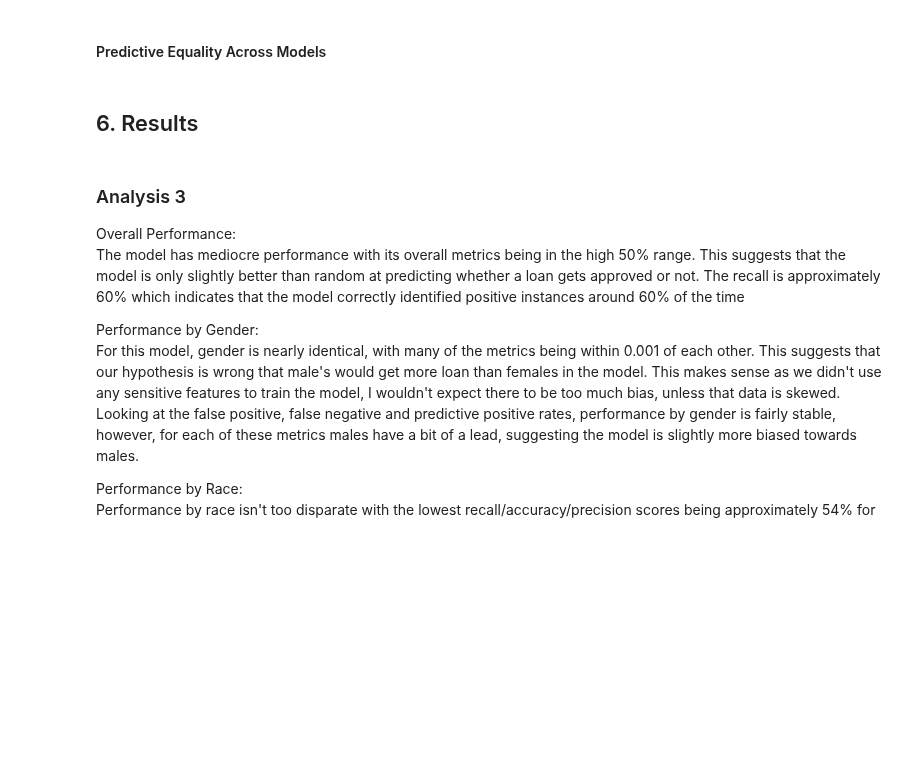
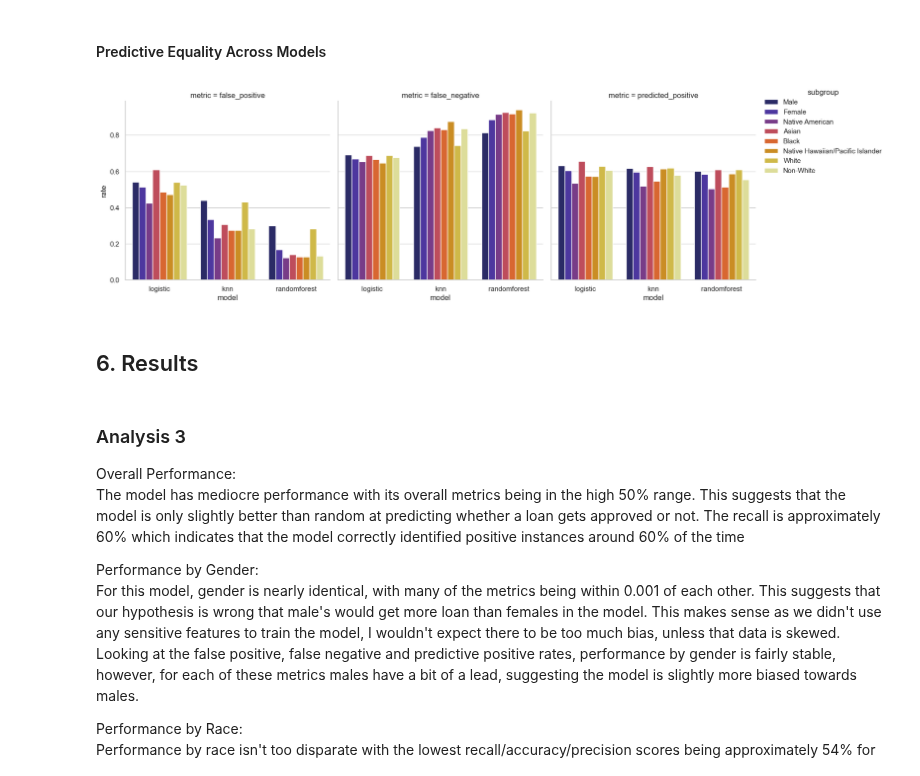
Before and after one commit to AtulyaL/INFO4390_Project, a Jupyter notebook: Phase 3.ipynb, the cells around one changed output. Saved outputs shown, nothing was run; the diff lists cells and outputs as text; code cells hidden in the pictures; blank space fills up the shorter version.

Commit message:
modelling debugging 3-5

```diff
--- a/Phase 3.ipynb
+++ b/Phase 3.ipynb
@@ -459,7 +448,7 @@ neigh_b = KNeighborsClassifier(n_neighbors=3)
 neigh_b.fit(X_train_b[feats], y_train_b)
 
 # Predictions
-y_result_neigh_b = neigh_b.predict(X_test[feats])
+y_result_neigh_b = neigh_b.predict(X_test[feats].values)
 # %%
 # Reports
 accuracy_report(y_result_neigh_b, y_test, X_test)
@@ -518,18 +551,21 @@ plt.show()
 # %% [markdown]
 #### Predictive Equality Across Models
 # %%
-dfs = [log_metrics, knn_metrics, rf_metrics, knn_b_metrics, rf_b_metrics]
+# model_metrics = [log_metrics, knn_metrics, rf_metrics, knn_b_metrics, rf_b_metrics]
+model_metrics = [rf_metrics, knn_b_metrics, rf_b_metrics]
 
-for i in range(len(dfs)):
-    dfs[i]["model"] = labels[i]
+for i in range(len(model_metrics)):
+    model_metrics[i]["model"] = labels[i]
 
-aggregate_df = pd.concat(dfs, ignore_index=True)
+aggregate_df = pd.concat(model_metrics, ignore_index=True)
 
 df = pd.melt(aggregate_df, id_vars=["subgroup", "model"], var_name="metric", value_name="rate")
 
 sns.set_theme(style="whitegrid")
 g = sns.catplot(x='model', y='rate', hue='subgroup', kind = 'bar', col = 'metric', data=df, palette="CMRmap")
-sns.move_legend(g, "upper left", bbox_to_anchor=(1, 1))
+sns.move_legend(g, "upper right")
+# %% [output]
+[figure, added]
 # %% [markdown]
 ## 6. Results
 # %% [markdown]
```
Also changed, not shown: parts of 10 cells of this notebook.
